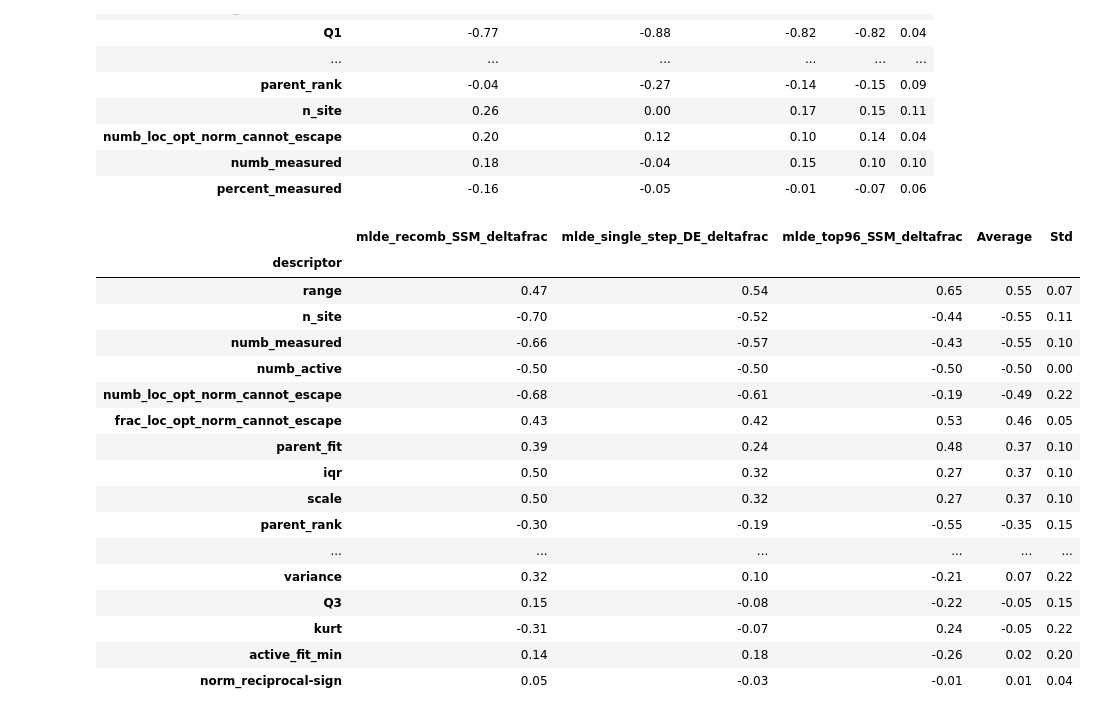
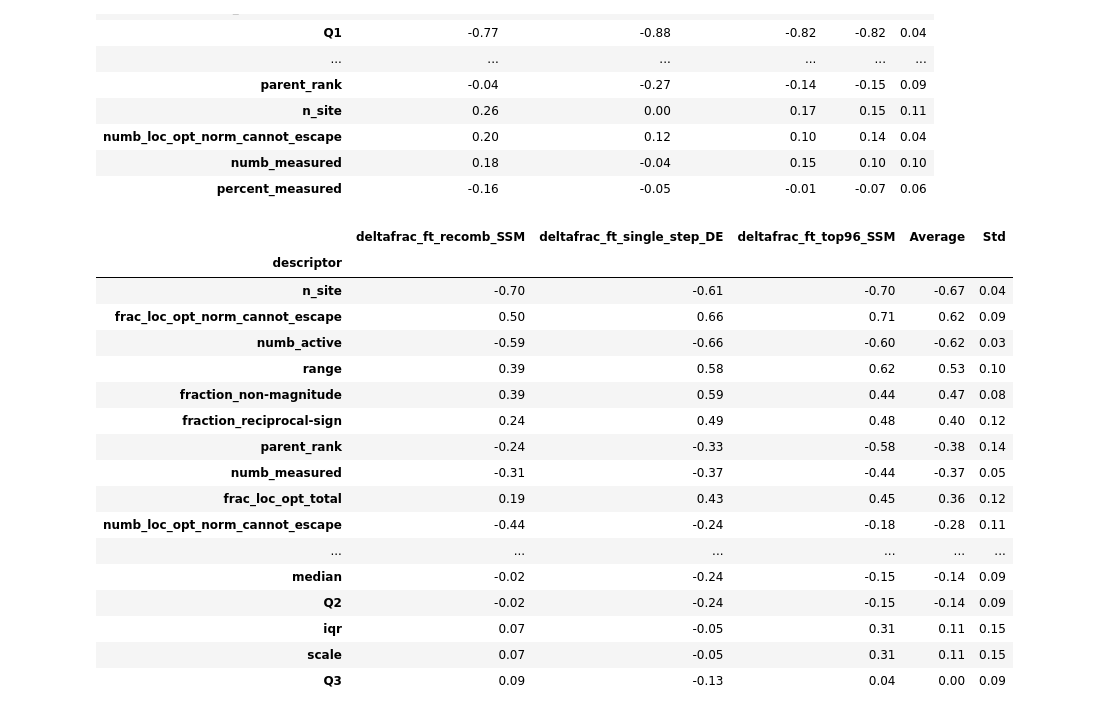
Before and after one commit to fhalab/SSMuLA, a Jupyter notebook: sandbox/plot_simple_corr_ft.ipynb, the cells around one changed output. Cells and saved outputs as stored; diff of their text form; code cells hidden in the pictures.

Commit message:
try add ft vs mlde

```diff
--- a/sandbox/plot_simple_corr_ft.ipynb
+++ b/sandbox/plot_simple_corr_ft.ipynb
@@ -163,37 +174,35 @@ select_df.sort_values("Average", ascending=False, key=abs).style.format(
 # %%
 select_df2 = (
     corr_df[
         ["descriptor"]
         + [
-            "mlde_recomb_SSM_deltafrac",
-            "mlde_single_step_DE_deltafrac",
-            "mlde_top96_SSM_deltafrac",
+            'deltafrac_ft_recomb_SSM', 'deltafrac_ft_single_step_DE', 'deltafrac_ft_top96_SSM',
         ]
     ]
     .iloc[:33]
     .set_index("descriptor")
 )
 select_df2["Average"] = select_df2.mean(axis=1)
 select_df2["Std"] = select_df2.std(axis=1)
 select_df2.sort_values("Average", ascending=False, key=abs).style.format(
     "{:.2f}"
 ).background_gradient(cmap=custom_cmap, vmin=-1, vmax=1)
 # %% [output]
-|  | mlde_recomb_SSM_deltafrac | mlde_single_step_DE_deltafrac | mlde_top96_SSM_deltafrac | Average | Std |
+|  | deltafrac_ft_recomb_SSM | deltafrac_ft_single_step_DE | deltafrac_ft_top96_SSM | Average | Std |
 | descriptor |  |  |  |  |  |
-| range | 0.47 | 0.54 | 0.65 | 0.55 | 0.07 |
-| n_site | -0.70 | -0.52 | -0.44 | -0.55 | 0.11 |
-| numb_measured | -0.66 | -0.57 | -0.43 | -0.55 | 0.10 |
-| numb_active | -0.50 | -0.50 | -0.50 | -0.50 | 0.00 |
-| numb_loc_opt_norm_cannot_escape | -0.68 | -0.61 | -0.19 | -0.49 | 0.22 |
-| frac_loc_opt_norm_cannot_escape | 0.43 | 0.42 | 0.53 | 0.46 | 0.05 |
-| parent_fit | 0.39 | 0.24 | 0.48 | 0.37 | 0.10 |
-| iqr | 0.50 | 0.32 | 0.27 | 0.37 | 0.10 |
-| scale | 0.50 | 0.32 | 0.27 | 0.37 | 0.10 |
-| parent_rank | -0.30 | -0.19 | -0.55 | -0.35 | 0.15 |
+| n_site | -0.70 | -0.61 | -0.70 | -0.67 | 0.04 |
+| frac_loc_opt_norm_cannot_escape | 0.50 | 0.66 | 0.71 | 0.62 | 0.09 |
+| numb_active | -0.59 | -0.66 | -0.60 | -0.62 | 0.03 |
+| range | 0.39 | 0.58 | 0.62 | 0.53 | 0.10 |
+| fraction_non-magnitude | 0.39 | 0.59 | 0.44 | 0.47 | 0.08 |
+| fraction_reciprocal-sign | 0.24 | 0.49 | 0.48 | 0.40 | 0.12 |
+| parent_rank | -0.24 | -0.33 | -0.58 | -0.38 | 0.14 |
+| numb_measured | -0.31 | -0.37 | -0.44 | -0.37 | 0.05 |
+| frac_loc_opt_total | 0.19 | 0.43 | 0.45 | 0.36 | 0.12 |
+| numb_loc_opt_norm_cannot_escape | -0.44 | -0.24 | -0.18 | -0.28 | 0.11 |
 | ... | ... | ... | ... | ... | ... |
-| variance | 0.32 | 0.10 | -0.21 | 0.07 | 0.22 |
-| Q3 | 0.15 | -0.08 | -0.22 | -0.05 | 0.15 |
-| kurt | -0.31 | -0.07 | 0.24 | -0.05 | 0.22 |
-| active_fit_min | 0.14 | 0.18 | -0.26 | 0.02 | 0.20 |
-| norm_reciprocal-sign | 0.05 | -0.03 | -0.01 | 0.01 | 0.04 |
+| median | -0.02 | -0.24 | -0.15 | -0.14 | 0.09 |
+| Q2 | -0.02 | -0.24 | -0.15 | -0.14 | 0.09 |
+| iqr | 0.07 | -0.05 | 0.31 | 0.11 | 0.15 |
+| scale | 0.07 | -0.05 | 0.31 | 0.11 | 0.15 |
+| Q3 | 0.09 | -0.13 | 0.04 | 0.00 | 0.09 |
```
Also changed, not shown: parts of 19 cells of this notebook, 4 other files.
